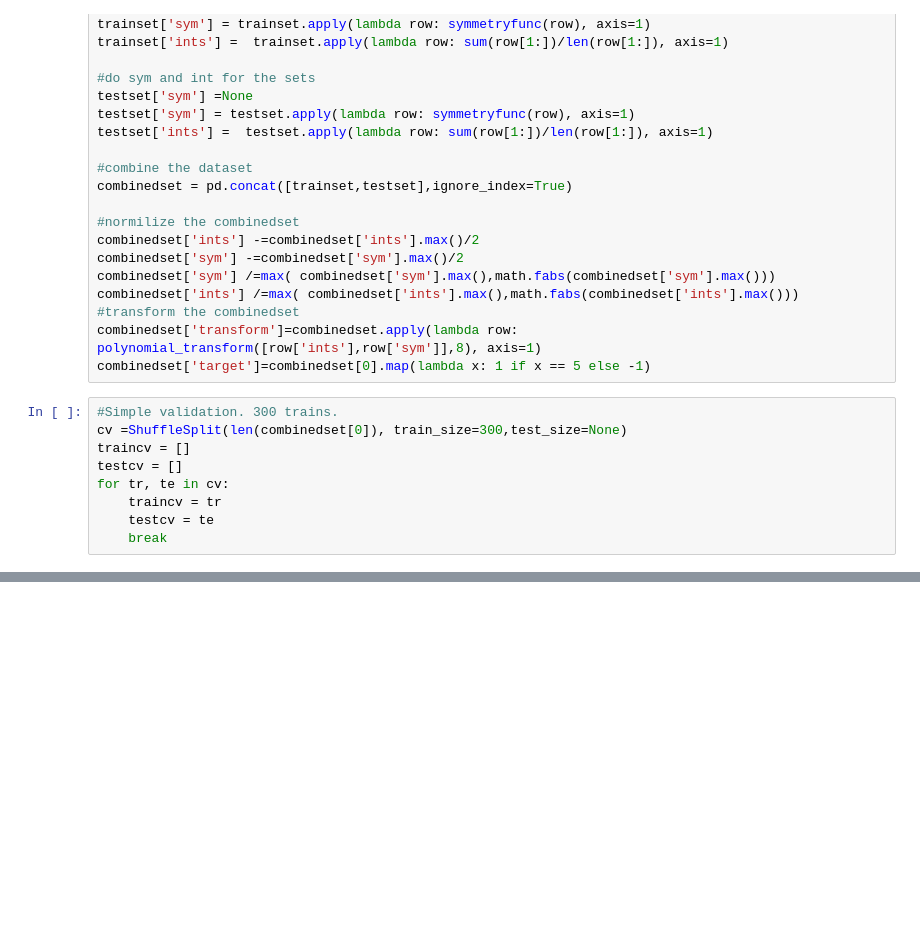
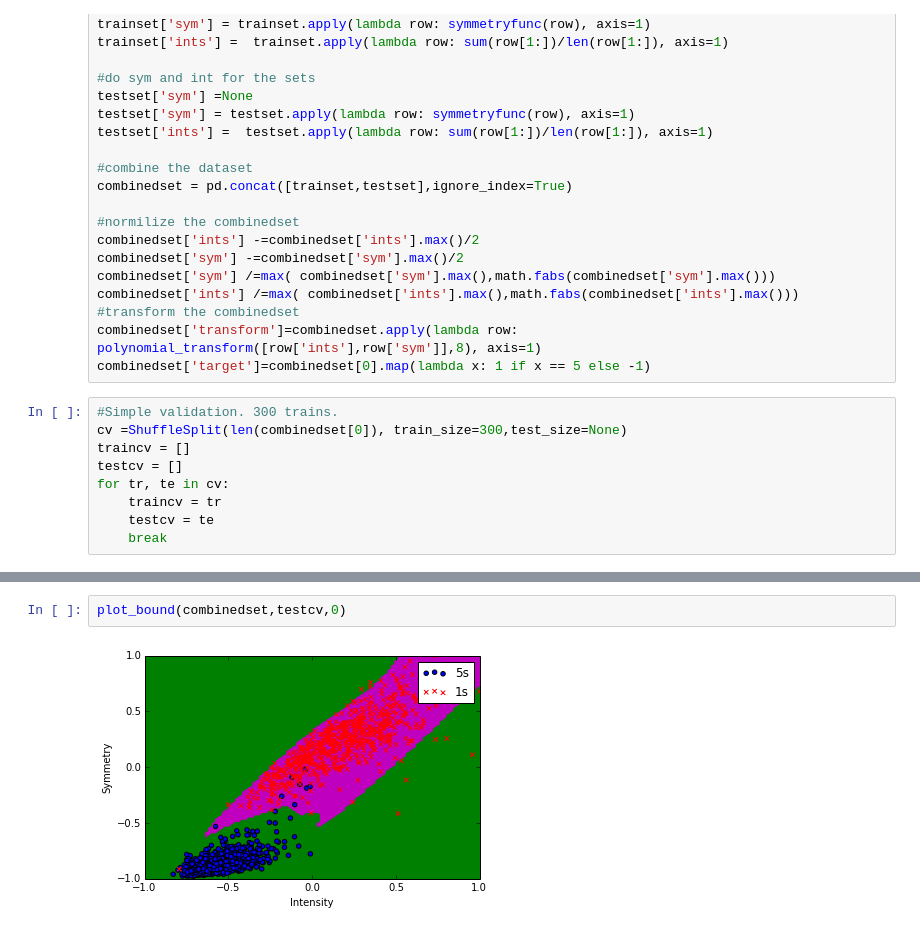
Before and after one commit to Radzell/MLHWK, a Jupyter notebook: Hwk9.ipynb, the cells around one changed output, grey strips where cells are left out. Drawn from its saved outputs; the diff is of its cells as text; blank space fills up the shorter version.

```diff
--- a/Hwk9.ipynb
+++ b/Hwk9.ipynb
@@ -164,0 +217,4 @@ displaydata(combinedset.ix[testcv])
+# %%
+plot_bound(combinedset,testcv,0)
+# %% [output]
+[figure, added]
```
Also changed, not shown: parts of 18 cells of this notebook.
